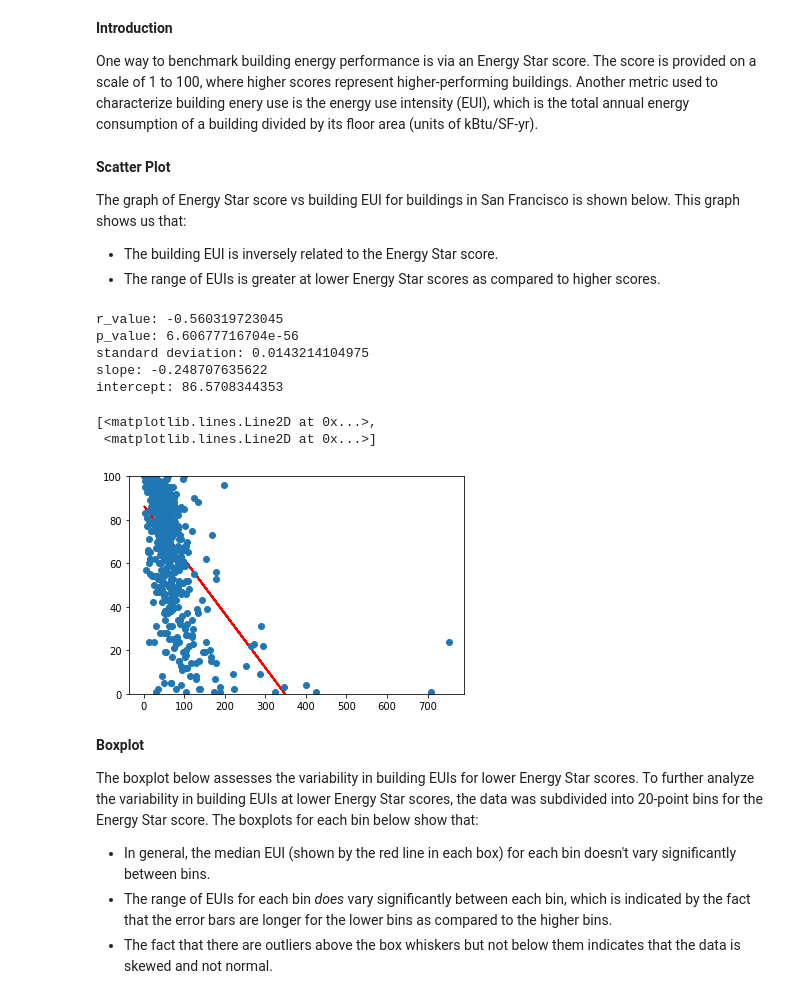
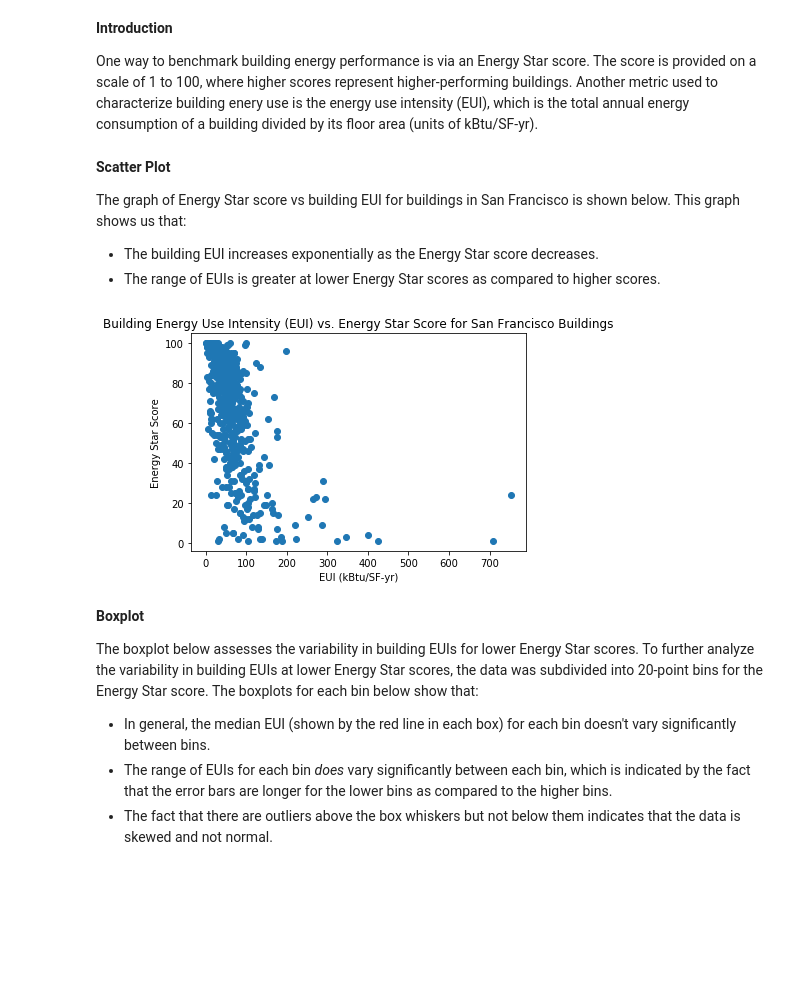
Before and after one commit to hjdorer/Thinkful-Drills, a Jupyter notebook: Thinkful - Challenge - What Do You See.ipynb, the cells around one changed output. Cells and saved outputs as stored; diff of their text form; code cells hidden in the pictures; blank space fills up the shorter version.

```diff
--- a/Thinkful - Challenge - What Do You See.ipynb
+++ b/Thinkful - Challenge - What Do You See.ipynb
@@ -9,45 +9,26 @@ One way to benchmark building energy performance is via an Energy Star score. Th
 
 The graph of Energy Star score vs building EUI for buildings in San Francisco is shown below. This graph shows us that:
 
-* The building EUI is inversely related to the Energy Star score.
+* The building EUI increases exponentially as the Energy Star score decreases.
 * The range of EUIs is greater at lower Energy Star scores as compared to higher scores.
-# %%
-%matplotlib inline
-import matplotlib.pyplot as plt
-import numpy as np
-import pandas as pd
-import scipy as sp
-from numpy import arange,array
-from scipy import stats
-
-df = pd.read_csv('San_Francisco_Building_Data.csv')
-xi = df['SiteEUI']
-y = df['ENERGY_STAR_Score']
-
-xm = np.ma.masked_array(x,mask=np.isnan(y)).compressed()
-ym = np.ma.masked_array(y,mask=np.isnan(y)).compressed()
-
-slope, intercept, r_value, p_value, std_err = stats.linregress(xm, ym)
-
-print ('r_value:', r_value)
-print ('p_value:', p_value)
-print ('standard deviation:', std_err)
-print('slope:',slope)
-print('intercept:',intercept)
-
-line = slope*xi+intercept
-plt.figure(1)
-plt.ylim([0, max(y)] )
-plot(xi,line,'r-',xi,y,'o')
-# %% [output]
-r_value: -0.560319723045
-p_value: 6.60677716704e-56
-standard deviation: 0.0143214104975
-slope: -0.248707635622
-intercept: 86.5708344353
-[<matplotlib.lines.Line2D at 0x...>,
- <matplotlib.lines.Line2D at 0x...>]
-[figure, removed]
+# %%
+%matplotlib inline
+import matplotlib.pyplot as plt
+import numpy as np
+import pandas as pd
+
+df = pd.read_csv('San_Francisco_Building_Data.csv')
+x = df['SiteEUI']
+y = df['ENERGY_STAR_Score']
+
+%matplotlib inline
+plt.scatter(x,y)
+plt.xlabel('EUI (kBtu/SF-yr)')
+plt.ylabel('Energy Star Score')
+plt.title('Building Energy Use Intensity (EUI) vs. Energy Star Score for San Francisco Buildings')
+plt.show()
+# %% [output]
+[figure, added]
 # %% [markdown]
 **Boxplot**
 
```
Also changed, not shown: 1 other file.
